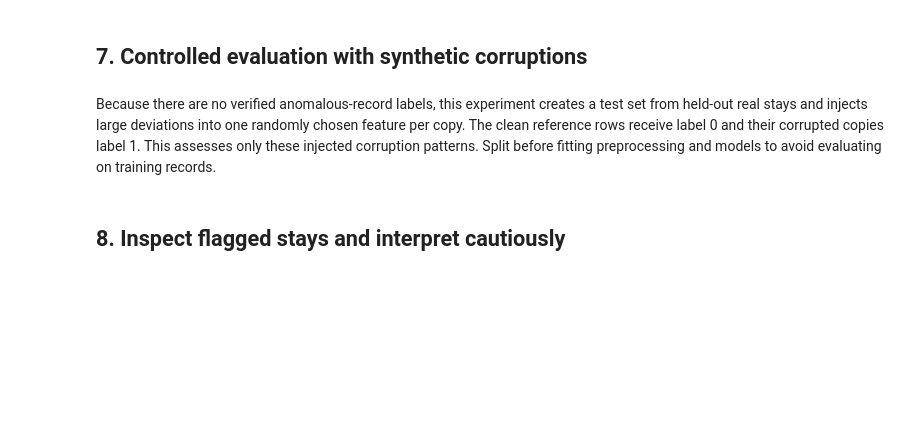
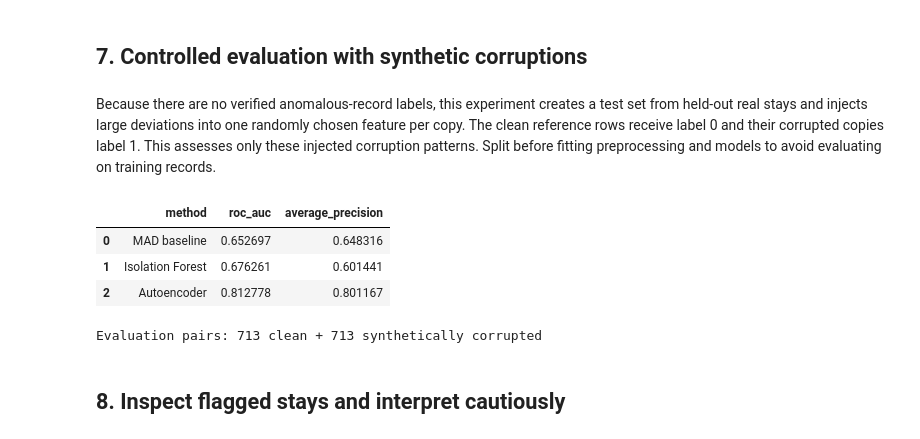
Before and after one commit to jeff580/msc7103-health-data-anomaly-detection, a Jupyter notebook: 01_static_eicu.ipynb, the cells around one changed output. Drawn from its saved outputs; the diff is of its cells as text; code cells hidden in the pictures; blank space fills up the shorter version.

```diff
--- a/01_static_eicu.ipynb
+++ b/01_static_eicu.ipynb
@@ -146,9 +250,11 @@ X_train_raw, X_test_raw = train_test_split(
 eval_imputer = SimpleImputer(strategy="median")
 train_imp = eval_imputer.fit_transform(X_train_raw)
 test_imp = eval_imputer.transform(X_test_raw)
-eval_scaler = RobustScaler().fit(train_imp)
-train_scaled = eval_scaler.transform(train_imp)
-test_scaled = eval_scaler.transform(test_imp)
+train_frame = pd.DataFrame(train_imp, columns=usable_cols)
+test_frame = pd.DataFrame(test_imp, columns=usable_cols)
+eval_scaler = RobustScaler().fit(train_frame)
+train_scaled = eval_scaler.transform(train_frame)
+test_scaled = eval_scaler.transform(test_frame)
 
 eval_if = IsolationForest(n_estimators=200, contamination=contamination,
                           random_state=RANDOM_STATE, n_jobs=-1)
@@ -170,33 +276,39 @@ row_ids = rng.permutation(len(corrupt))
 col_ids = rng.integers(0, corrupt.shape[1], size=len(corrupt))
 for row, col in zip(row_ids, col_ids):
     col_name = corrupt.columns[col]
     scale = float(mad_train[col_name])
     if not np.isfinite(scale) or scale == 0:
         scale = float(pd.Series(train_imp[:, col]).std() or 1.0)
     # Push one feature far from its training median; alternate directions.
     direction = -1 if rng.random() < 0.5 else 1
     corrupt.iat[row, col] = med_train[col_name] + direction * 8 * scale
 
 eval_X = pd.concat([clean, corrupt], ignore_index=True)
 y_eval = np.r_[np.zeros(len(clean), dtype=int), np.ones(len(corrupt), dtype=int)]
 eval_scaled = eval_scaler.transform(eval_X)
 eval_if_scores = -eval_if.decision_function(eval_scaled)
 eval_ae_scores = np.mean((eval_scaled - eval_ae.predict(eval_scaled)) ** 2, axis=1)
 eval_z = ((eval_X - med_train) / (1.4826 * mad_train)).replace([np.inf, -np.inf], np.nan).fillna(0)
 eval_baseline_scores = eval_z.abs().max(axis=1).to_numpy()
 
 def summarize_scores(name, scores):
     return {"method": name,
             "roc_auc": roc_auc_score(y_eval, scores),
             "average_precision": average_precision_score(y_eval, scores)}
 
 eval_summary = pd.DataFrame([
     summarize_scores("MAD baseline", eval_baseline_scores),
     summarize_scores("Isolation Forest", eval_if_scores),
     summarize_scores("Autoencoder", eval_ae_scores),
 ])
 display(eval_summary)
 print("Evaluation pairs:", len(clean), "clean +", len(corrupt), "synthetically corrupted")
+# %% [output]
+|  | method | roc_auc | average_precision |
+| 0 | MAD baseline | 0.652697 | 0.648316 |
+| 1 | Isolation Forest | 0.676261 | 0.601441 |
+| 2 | Autoencoder | 0.812778 | 0.801167 |
+Evaluation pairs: 713 clean + 713 synthetically corrupted
 # %% [markdown]
 ## 8. Inspect flagged stays and interpret cautiously
 # %%
```
Also changed, not shown: parts of 7 cells of this notebook, 3 other files.
